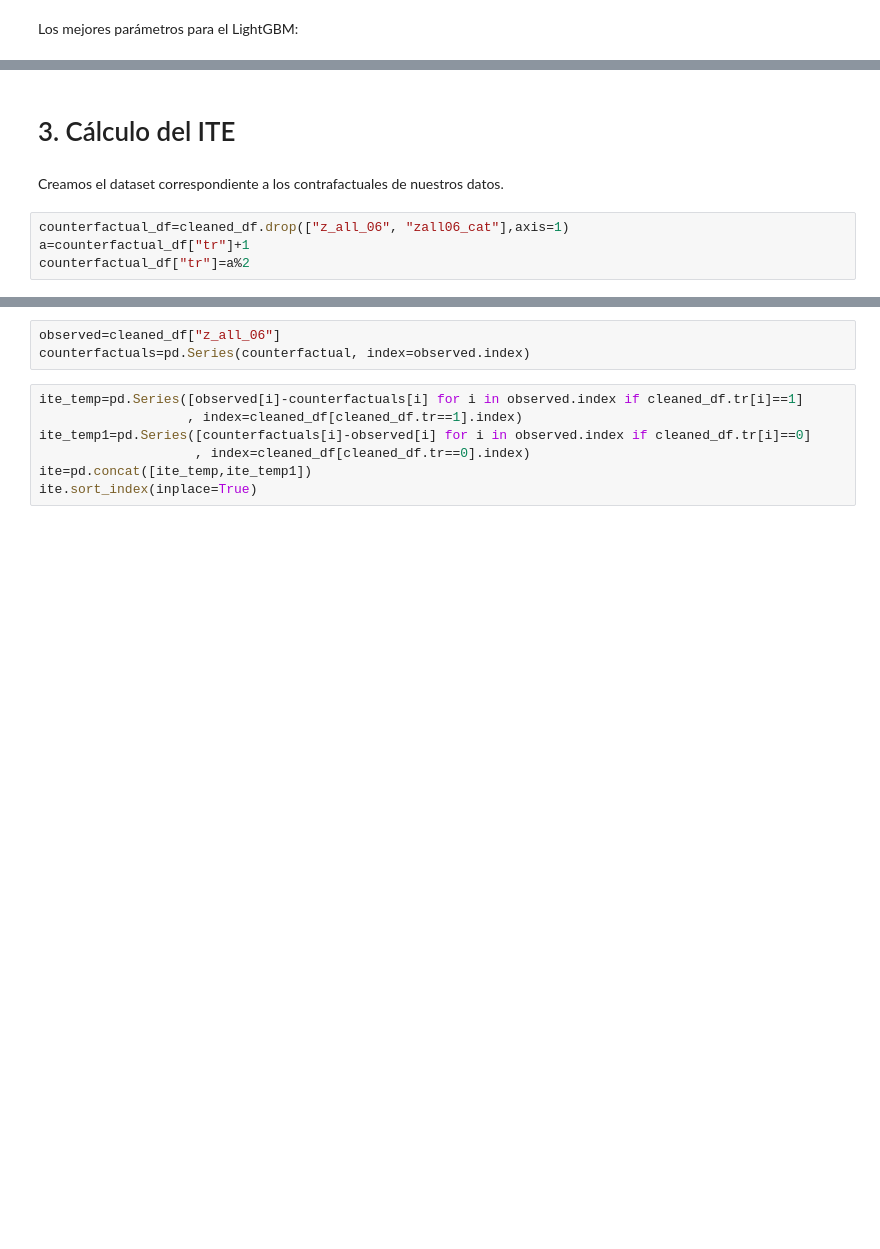
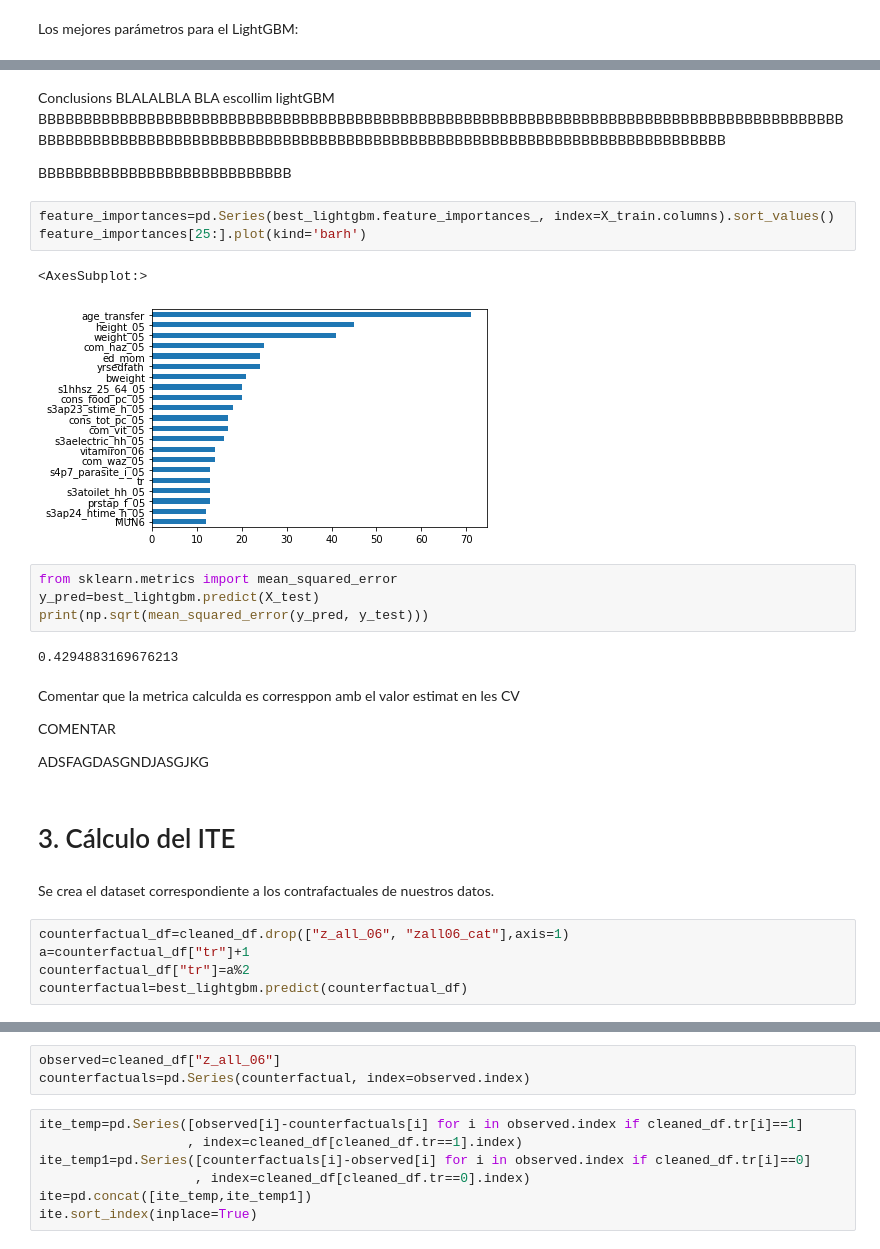
Before and after one commit to JMBorrego/CashCognitive, a Jupyter notebook: 03_ITE_MODEL_v2.ipynb, the cells around one changed output, grey strips where cells are left out. Cells and saved outputs as stored; diff of their text form; blank space fills up the shorter version.

```diff
--- a/03_ITE_MODEL_v2.ipynb
+++ b/03_ITE_MODEL_v2.ipynb
@@ -452,9 +374,42 @@ plt.show()
+# %% [markdown]
+Conclusions BLALALBLA BLA escollim lightGBM BBBBBBBBBBBBBBBBBBBBBBBBBBBBBBBBBBBBBBBBBBBBBBBBBBBBBBBBBBBBBBBBBBBBBBBBBBBBBBBBBBBBBBBBBBBBBBBBBBBBBBBBBBBBBBBBBBBBBBBBBBBBBBBBBBBBBBBBBBBBBBBBBBBBBBBBBBBBBBBBBBBBB
+
+
+BBBBBBBBBBBBBBBBBBBBBBBBBBBB
+# %%
+feature_importances=pd.Series(best_lightgbm.feature_importances_, index=X_train.columns).sort_values()
+feature_importances[25:].plot(kind='barh')
+# %% [output]
+<AxesSubplot:>
+[figure, added]
+# %%
+from sklearn.metrics import mean_squared_error
+y_pred=best_lightgbm.predict(X_test)
+print(np.sqrt(mean_squared_error(y_pred, y_test)))
+# %% [output]
+0.4294883169676213
+# %% [markdown]
+Comentar que la metrica calculda es corresppon amb el valor estimat en les CV
+
+
+
+COMENTAR
+
+
+
+
+
+
+
+
+ADSFAGDASGNDJASGJKG
 # %% [markdown]
 <a id="ITE"> </a>
 # 3. Cálculo del ITE
 # %% [markdown]
-Creamos el dataset correspondiente a los contrafactuales de nuestros datos.
+Se crea el dataset correspondiente a los contrafactuales de nuestros datos.
 # %%
 counterfactual_df=cleaned_df.drop(["z_all_06", "zall06_cat"],axis=1)
 a=counterfactual_df["tr"]+1
 counterfactual_df["tr"]=a%2
+counterfactual=best_lightgbm.predict(counterfactual_df)
```
Also changed, not shown: parts of 44 cells of this notebook.
